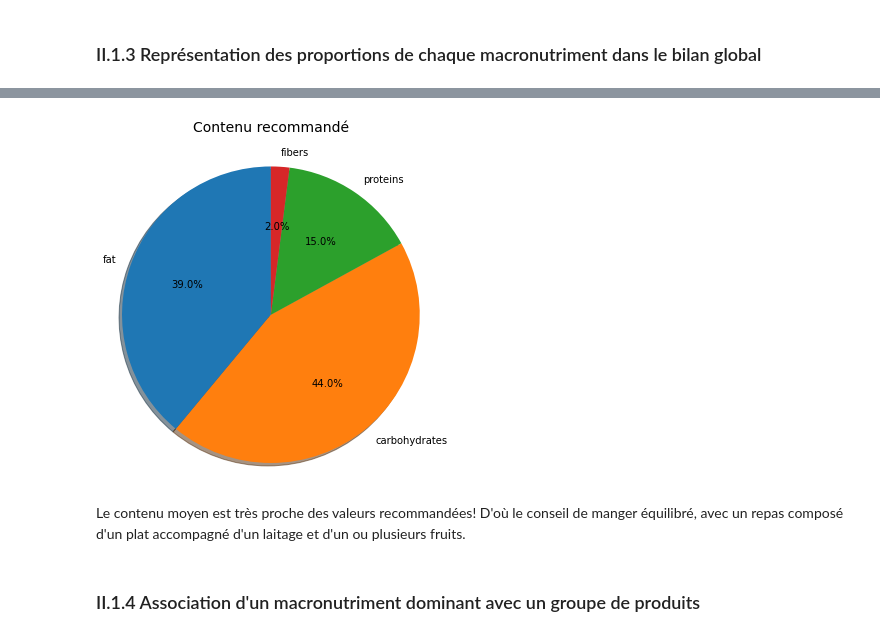
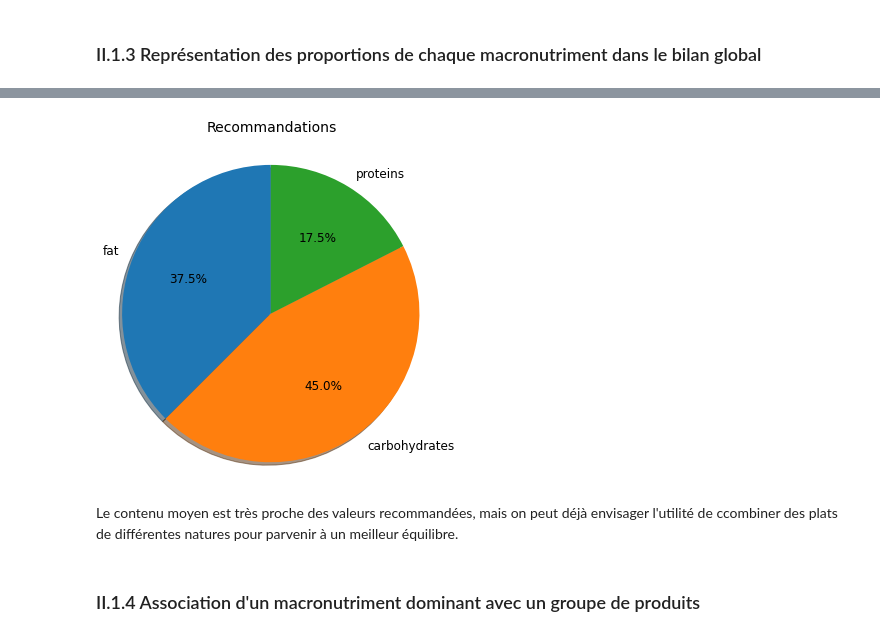
Before and after one commit to OlivierLegrand/P7, a Jupyter notebook: P3/PSanté_notebookexploration.ipynb, the cells around one changed output, grey strips where cells are left out. Cells and saved outputs as stored; diff of their text form; code cells hidden in the pictures.

```diff
--- a/P3/PSanté_notebookexploration.ipynb
+++ b/P3/PSanté_notebookexploration.ipynb
@@ -247,17 +275,24 @@ A titre de comparaison, voici la répartition obtenue si on respecte les ANC:
 # %%
-anc = [39, 44, 15, 2]
-labels = ["fat", "carbohydrates","proteins", "fibers"]
+# Valeurs idéales
+p_fat = 37.5 # fourchette de 35% à 40%
+p_carbs = 45 # fourchette de 40% à 55%
+p_prot = 17.5 # fourchette de 15% à 20%
+
+anc = [p_fat, p_carbs, p_prot]
+labels = ["fat", "carbohydrates","proteins"]
+txtprs = {"fontsize":12}
 
 fig, ax = plt.subplots(figsize=(6, 6))
 
 ax.pie(anc, labels=labels, autopct='%1.1f%%',
-       shadow=True, startangle=90)
+       shadow=True, startangle=90, textprops=txtprs)
 ax.axis('equal')  # Equal aspect ratio ensures that pie is drawn as a circle.
-ax.set_title("Contenu recommandé", pad=20, fontsize=14)
+ax.set_title("Recommandations", pad=20, fontsize=14)
+plt.savefig("./graphes/anc.png")
 plt.show()
 # %% [output]
-[figure, old version]
+[figure, new version]
-# %% [markdown]
-Le contenu moyen est très proche des valeurs recommandées! D'où le conseil de manger équilibré, avec un repas composé d'un plat accompagné d'un laitage et d'un ou plusieurs fruits.
+# %% [markdown]
+Le contenu moyen est très proche des valeurs recommandées, mais on peut déjà envisager l'utilité de ccombiner des plats de différentes natures pour parvenir à un meilleur équilibre.
 # %% [markdown]
 ### II.1.4 Association d'un macronutriment dominant avec un groupe de produits
```
Also changed, not shown: parts of 199 cells of this notebook, 2 other files.
